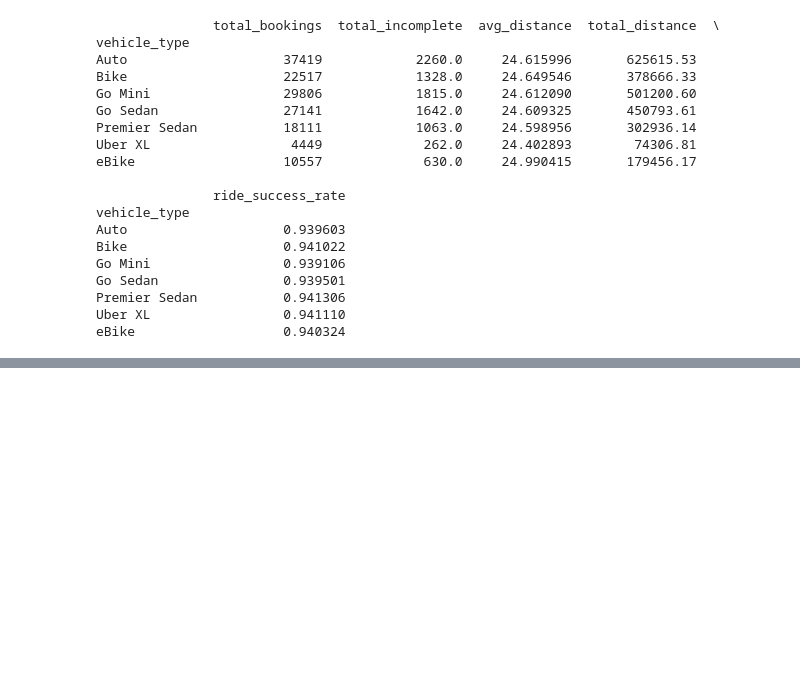
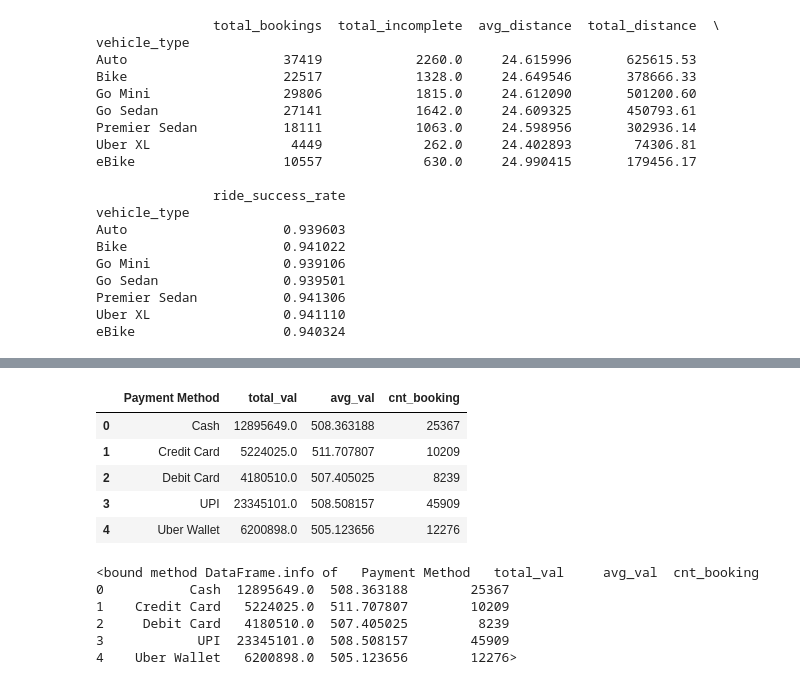
Before and after one commit to memjuly/prog, a Jupyter notebook: uber-eda.ipynb, the cells around one changed output, grey strips where cells are left out. Cells and saved outputs as stored; diff of their text form; code cells hidden in the pictures; blank space fills up the shorter version.

```diff
--- a/uber-eda.ipynb
+++ b/uber-eda.ipynb
@@ -960,0 +1007,24 @@ print(summary)
+# %%
+r = (df.groupby("Payment Method")
+    .agg(
+        total_val = ("Booking Value", "sum"),
+        avg_val = ("Booking Value", "mean"),
+        cnt_booking = ("Booking Value", "count")
+    ).reset_index())
+r
+# %% [output]
+|  | Payment Method | total_val | avg_val | cnt_booking |
+| 0 | Cash | 12895649.0 | 508.363188 | 25367 |
+| 1 | Credit Card | 5224025.0 | 511.707807 | 10209 |
+| 2 | Debit Card | 4180510.0 | 507.405025 | 8239 |
+| 3 | UPI | 23345101.0 | 508.508157 | 45909 |
+| 4 | Uber Wallet | 6200898.0 | 505.123656 | 12276 |
+# %%
+r.info
+# %% [output]
+<bound method DataFrame.info of   Payment Method   total_val     avg_val  cnt_booking
+0           Cash  12895649.0  508.363188        25367
+1    Credit Card   5224025.0  511.707807        10209
+2     Debit Card   4180510.0  507.405025         8239
+3            UPI  23345101.0  508.508157        45909
+4    Uber Wallet   6200898.0  505.123656        12276>
```
Also changed, not shown: parts of 10 cells of this notebook.
